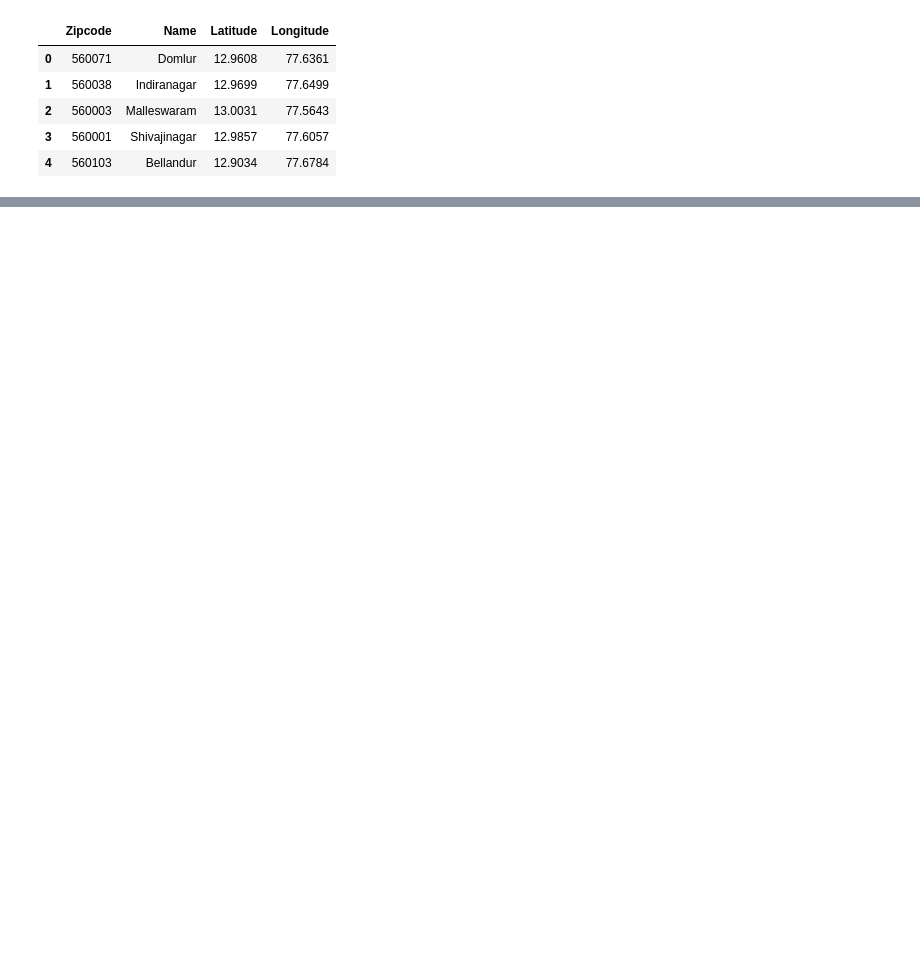
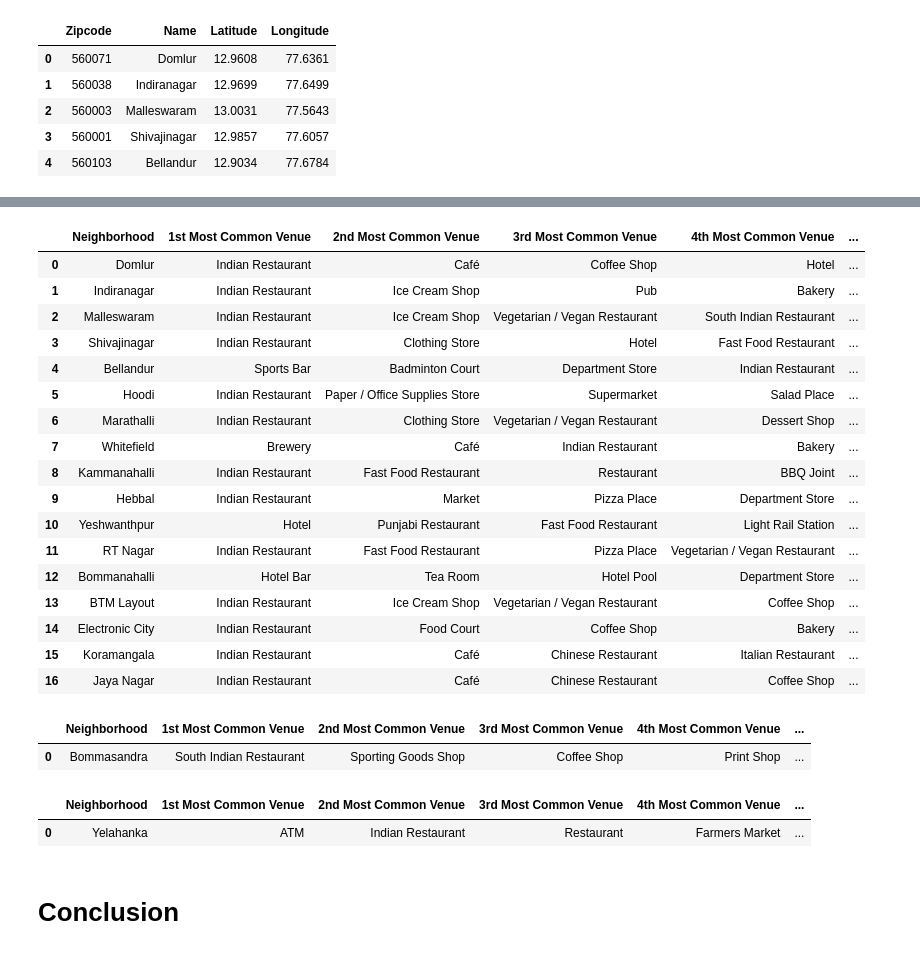
Before and after one commit to sarika1101/Coursera_Capstone, a Jupyter notebook: Final Project - The Battle of Neighborhoods.ipynb, the cells around one changed output, grey strips where cells are left out. Cells and saved outputs as stored; diff of their text form; code cells hidden in the pictures; blank space fills up the shorter version.

```diff
--- a/Final Project - The Battle of Neighborhoods.ipynb
+++ b/Final Project - The Battle of Neighborhoods.ipynb
@@ -44,0 +359,37 @@ df_hy.head()
+# %%
+bengaluru_c1=pd.DataFrame(bengaluru_merged.loc[bengaluru_merged['Cluster Labels'] == 0,bengaluru_merged.columns[[1] + list(range(5,10))]]).reset_index(drop=True)
+# %%
+bengaluru_c1
+# %% [output]
+|  | Neighborhood | 1st Most Common Venue | 2nd Most Common Venue | 3rd Most Common Venue | 4th Most Common Venue | ... |
+| 0 | Domlur | Indian Restaurant | Café | Coffee Shop | Hotel | ... |
+| 1 | Indiranagar | Indian Restaurant | Ice Cream Shop | Pub | Bakery | ... |
+| 2 | Malleswaram | Indian Restaurant | Ice Cream Shop | Vegetarian / Vegan Restaurant | South Indian Restaurant | ... |
+| 3 | Shivajinagar | Indian Restaurant | Clothing Store | Hotel | Fast Food Restaurant | ... |
+| 4 | Bellandur | Sports Bar | Badminton Court | Department Store | Indian Restaurant | ... |
+| 5 | Hoodi | Indian Restaurant | Paper / Office Supplies Store | Supermarket | Salad Place | ... |
+| 6 | Marathalli | Indian Restaurant | Clothing Store | Vegetarian / Vegan Restaurant | Dessert Shop | ... |
+| 7 | Whitefield | Brewery | Café | Indian Restaurant | Bakery | ... |
+| 8 | Kammanahalli | Indian Restaurant | Fast Food Restaurant | Restaurant | BBQ Joint | ... |
+| 9 | Hebbal | Indian Restaurant | Market | Pizza Place | Department Store | ... |
+| 10 | Yeshwanthpur | Hotel | Punjabi Restaurant | Fast Food Restaurant | Light Rail Station | ... |
+| 11 | RT Nagar | Indian Restaurant | Fast Food Restaurant | Pizza Place | Vegetarian / Vegan Restaurant | ... |
+| 12 | Bommanahalli | Hotel Bar | Tea Room | Hotel Pool | Department Store | ... |
+| 13 | BTM Layout | Indian Restaurant | Ice Cream Shop | Vegetarian / Vegan Restaurant | Coffee Shop | ... |
+| 14 | Electronic City | Indian Restaurant | Food Court | Coffee Shop | Bakery | ... |
+| 15 | Koramangala | Indian Restaurant | Café | Chinese Restaurant | Italian Restaurant | ... |
+| 16 | Jaya Nagar | Indian Restaurant | Café | Chinese Restaurant | Coffee Shop | ... |
+# %%
+bengaluru_c2=pd.DataFrame(bengaluru_merged.loc[bengaluru_merged['Cluster Labels'] == 1,bengaluru_merged.columns[[1] + list(range(5,10))]]).reset_index(drop=True)
+bengaluru_c2
+# %% [output]
+|  | Neighborhood | 1st Most Common Venue | 2nd Most Common Venue | 3rd Most Common Venue | 4th Most Common Venue | ... |
+| 0 | Bommasandra | South Indian Restaurant | Sporting Goods Shop | Coffee Shop | Print Shop | ... |
+# %%
+bengaluru_c3=pd.DataFrame(bengaluru_merged.loc[bengaluru_merged['Cluster Labels'] == 2,bengaluru_merged.columns[[1] + list(range(5,10))]]).reset_index(drop=True)
+bengaluru_c3
+# %% [output]
+|  | Neighborhood | 1st Most Common Venue | 2nd Most Common Venue | 3rd Most Common Venue | 4th Most Common Venue | ... |
+| 0 | Yelahanka | ATM | Indian Restaurant | Restaurant | Farmers Market | ... |
+# %% [markdown]
+# Conclusion
```
Also changed, not shown: parts of 51 cells of this notebook.
